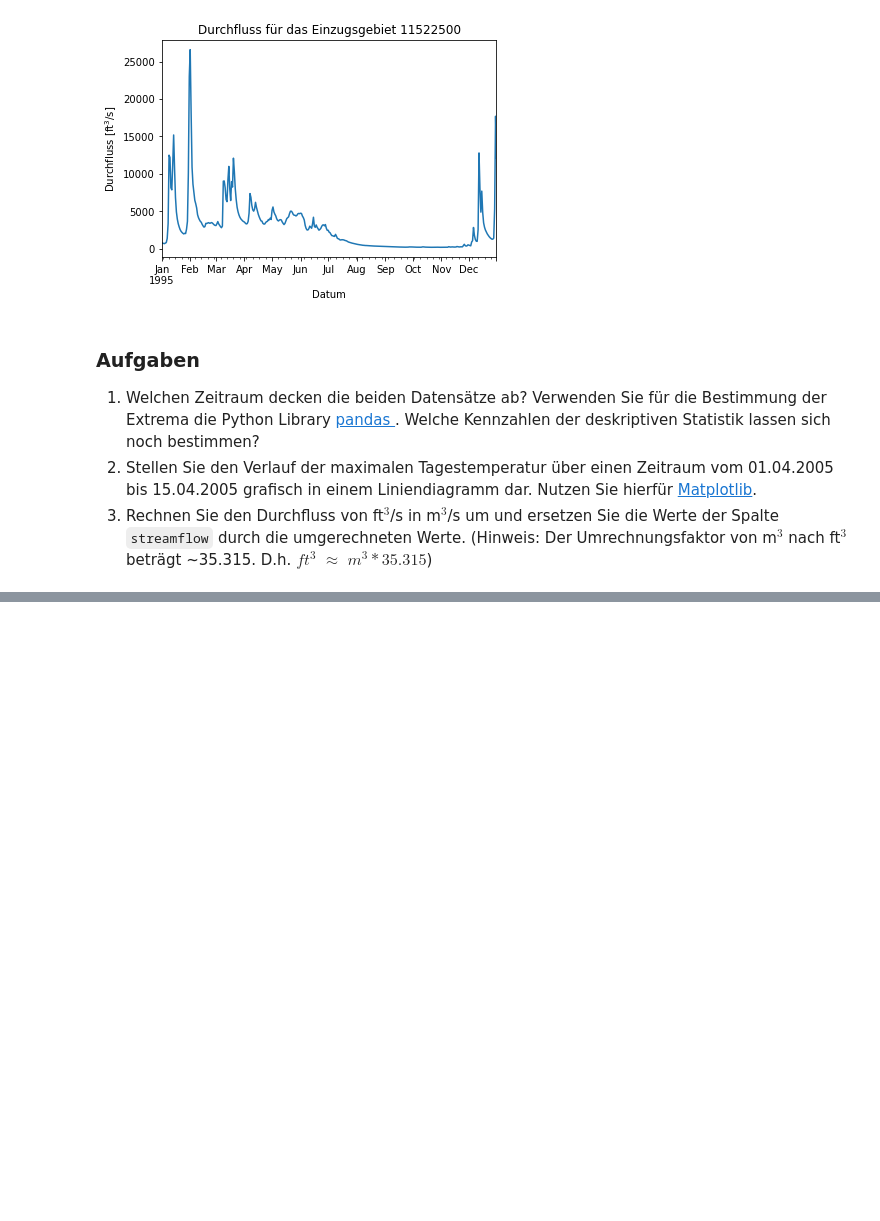
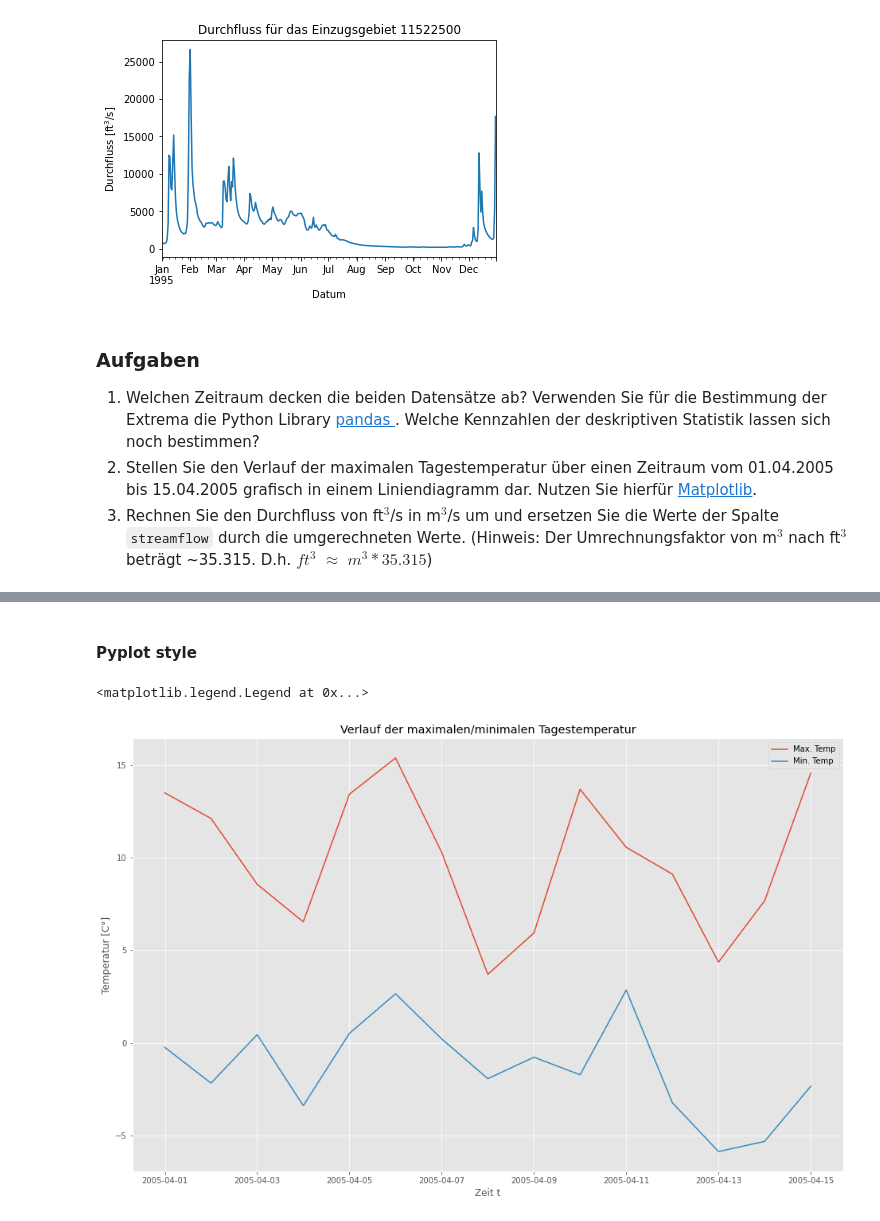
Before and after one commit to SebaDro/hydrological-analysis-tutorial, a Jupyter notebook: analysis-tutorial.ipynb, the cells around one changed output, grey strips where cells are left out. Drawn from its saved outputs; the diff is of its cells as text; code cells hidden in the pictures; blank space fills up the shorter version.

```diff
--- a/analysis-tutorial.ipynb
+++ b/analysis-tutorial.ipynb
@@ -84,0 +120,15 @@ df_streamflow["1995-01":"1995-12"].plot(y="streamflow", title="Durchfluss für d
+# %% [markdown]
+#### Pyplot style
+# %%
+# TODO Aufgabe 3
+# Pyplot style
+plt.figure(figsize=(16, 10))
+plt.plot(subset.index, subset["tmax(C)"], label='Max. Temp')
+plt.plot(subset.index, subset["tmin(C)"], label='Min. Temp')
+plt.xlabel('Zeit t')
+plt.ylabel('Temperatur [C°]')
+plt.title("Verlauf der maximalen/minimalen Tagestemperatur")
+plt.legend()
+# %% [output]
+<matplotlib.legend.Legend at 0x...>
+[figure, added]
```
Also changed, not shown: parts of 10 cells of this notebook.
